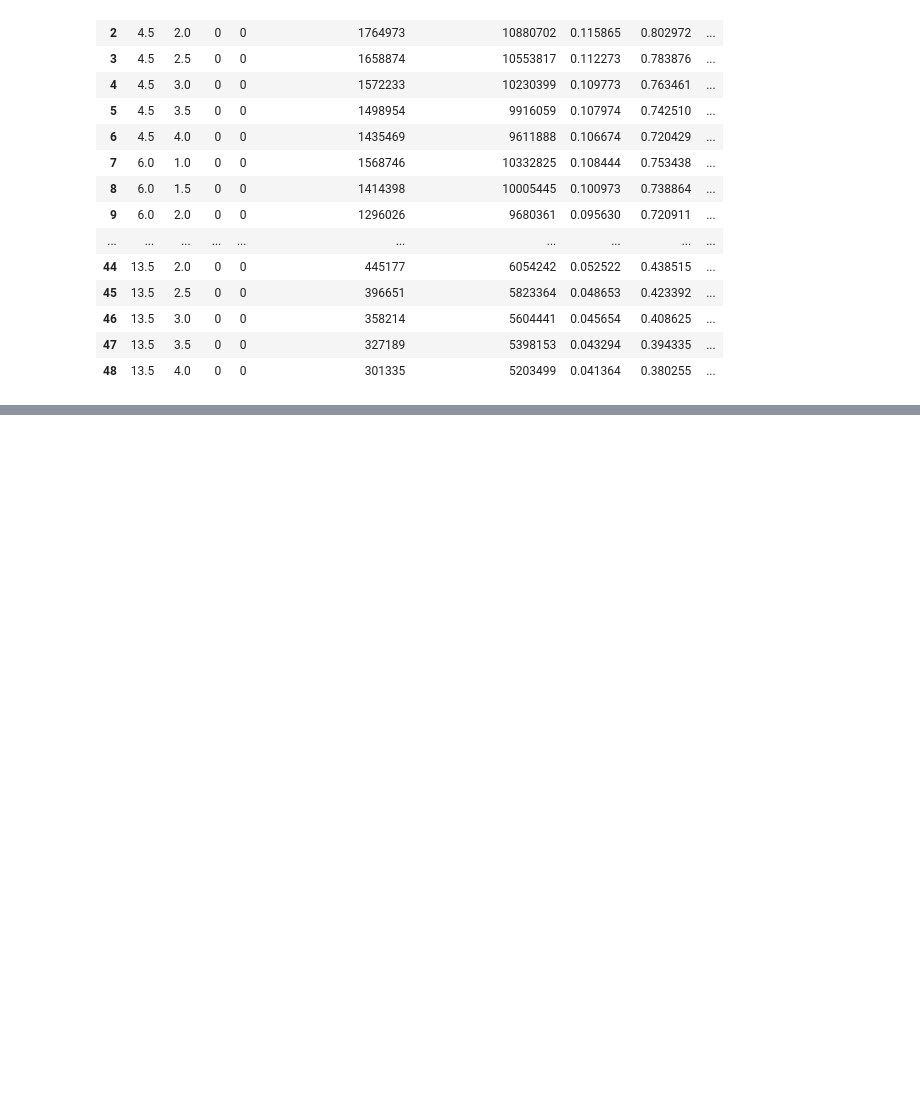
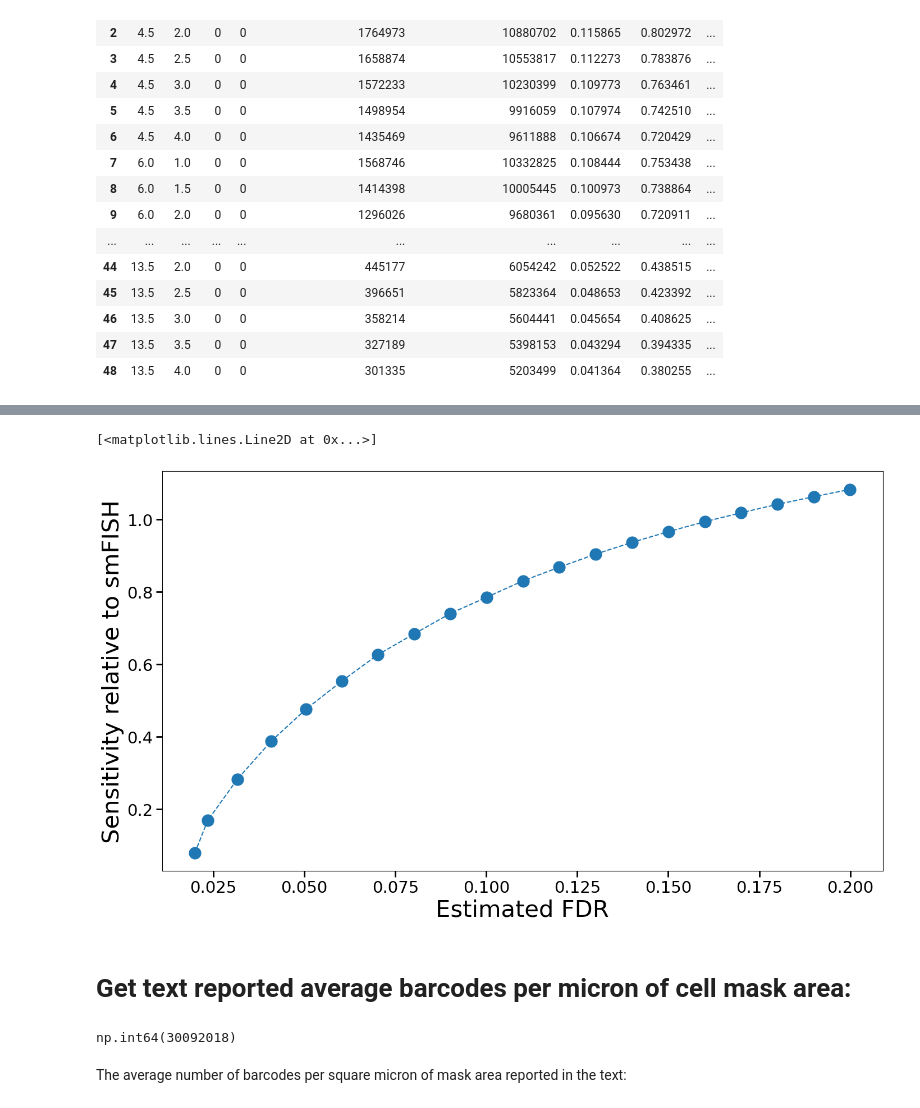
Before and after one commit to CaiGroup/UntanglingBarcodes, a Jupyter notebook: figure_generating_notebooks/Fig2A/plot_fig2A.py.ipynb, the cells around one changed output, grey strips where cells are left out. Saved outputs shown, nothing was run; the diff lists cells and outputs as text; code cells hidden in the pictures; blank space fills up the shorter version.

```diff
--- a/figure_generating_notebooks/Fig2A/plot_fig2A.py.ipynb
+++ b/figure_generating_notebooks/Fig2A/plot_fig2A.py.ipynb
@@ -187,0 +266,39 @@ plt.savefig('fig2A.pdf')
+# %%
+fig, axes = plt.subplots(1,1, figsize=(14,8.1), layout="constrained")
+
+
+tick_width = 2
+tick_length = 8
+title_size=50
+axis_label_size = 30
+tick_label_size = 21
+Panel_letter_size = 60
+legend_font_size=21
+marker_size_min = 100
+marker_size_max = 600
+
+mpl.rcParams['pdf.fonttype'] = 42
+mpl.rcParams['ps.fonttype'] = 42
+
+plt.rcParams['svg.fonttype'] = 'none'
+
+handles0, labels = axes.get_legend_handles_labels()
+
+mpl.rcParams['pdf.fonttype'] = 42
+mpl.rcParams['ps.fonttype'] = 42
+
+plt.rcParams['svg.fonttype'] = 'none'
+
+
+axes.set_xlabel("Estimated FDR",fontsize=axis_label_size)
+axes.tick_params(axis="both",labelsize=tick_label_size, width=tick_width, length=tick_length)
+
+axes.set_ylabel("Sensitivity relative to smFISH",fontsize=axis_label_size)
+plt.plot(CS_results["Estimated FDR"], CS_results['Sensitivity relative to smFISH'], '.--', markersize=30, label="Compressed Sensing")
+
+#plt.legend(frameon=False, labelspacing=0.1, bbox_to_anchor=(1, 1.05), fontsize=25)
+# %% [output]
+[<matplotlib.lines.Line2D at 0x...>]
+[figure, added]
+# %% [markdown]
+# Get text reported average barcodes per micron of cell mask area:
@@ -187,0 +314,14 @@ plt.savefig('fig2A.pdf')
+# %%
+npixels = 0
+for lbled_img_fname in rep1_labeled_image_fnames:
+    lbld_img = skimage.io.imread(rep1_labeled_images_path + lbled_img_fname)
+    npixels += np.sum(lbld_img != 0)
+
+for lbled_img_fname in rep2_labeled_image_fnames:
+    lbld_img = skimage.io.imread(rep2_labeled_images_path + lbled_img_fname)
+    npixels += np.sum(lbld_img != 0)
+npixels
+# %% [output]
+np.int64(30092018)
+# %% [markdown]
+The average number of barcodes per square micron of mask area reported in the text:
```
Also changed, not shown: parts of 8 cells of this notebook, 1 other file.
